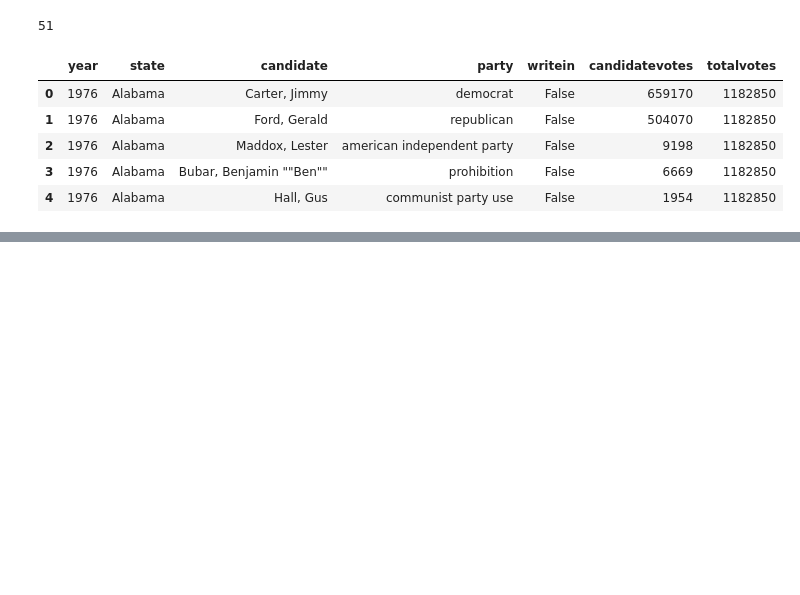
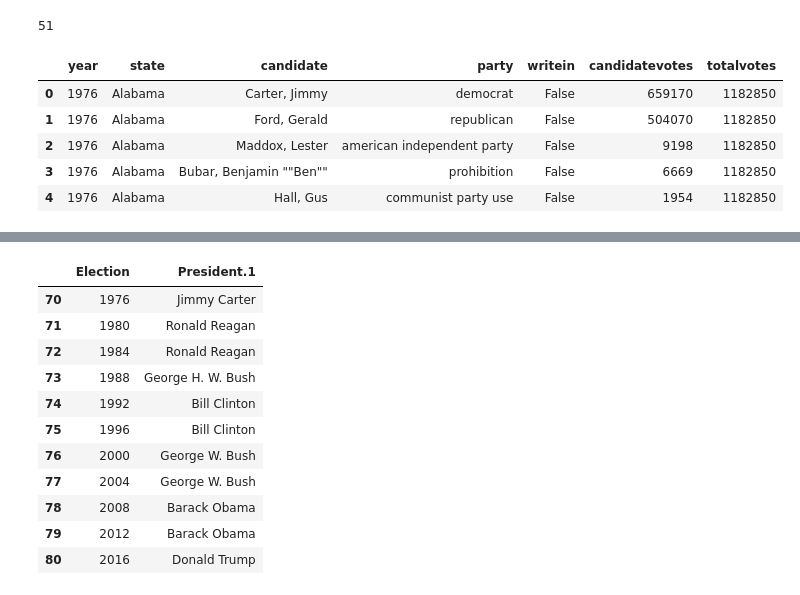
Before and after one commit to arunpoy/datasciencecoursera, a Jupyter notebook: Pandas-US-elections.ipynb, the cells around one changed output, grey strips where cells are left out. Saved outputs shown, nothing was run; the diff lists cells and outputs as text; code cells hidden in the pictures; blank space fills up the shorter version.

```diff
--- a/Pandas-US-elections.ipynb
+++ b/Pandas-US-elections.ipynb
@@ -50,0 +92,3 @@ president_df.head()
+# %%
+winners_df=presidents_dfs[1][['Election','President.1']]
+winners_df.head()
@@ -50,0 +102,17 @@ president_df.head()
+# %%
+#since we are interested in the data from 1976-2016, we can remove the other rows
+# the last row contains invalid data
+winners_df.iloc[-12:-1,:]
+# %% [output]
+|  | Election | President.1 |
+| 70 | 1976 | Jimmy Carter |
+| 71 | 1980 | Ronald Reagan |
+| 72 | 1984 | Ronald Reagan |
+| 73 | 1988 | George H. W. Bush |
+| 74 | 1992 | Bill Clinton |
+| 75 | 1996 | Bill Clinton |
+| 76 | 2000 | George W. Bush |
+| 77 | 2004 | George W. Bush |
+| 78 | 2008 | Barack Obama |
+| 79 | 2012 | Barack Obama |
+| 80 | 2016 | Donald Trump |
```
Also changed, not shown: parts of 8 cells of this notebook.
